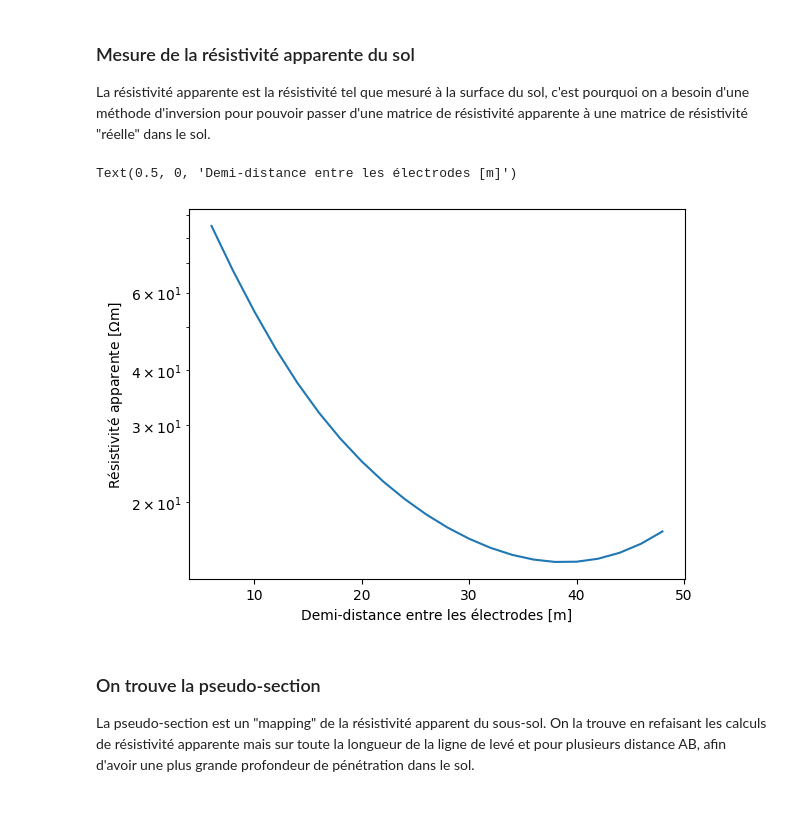
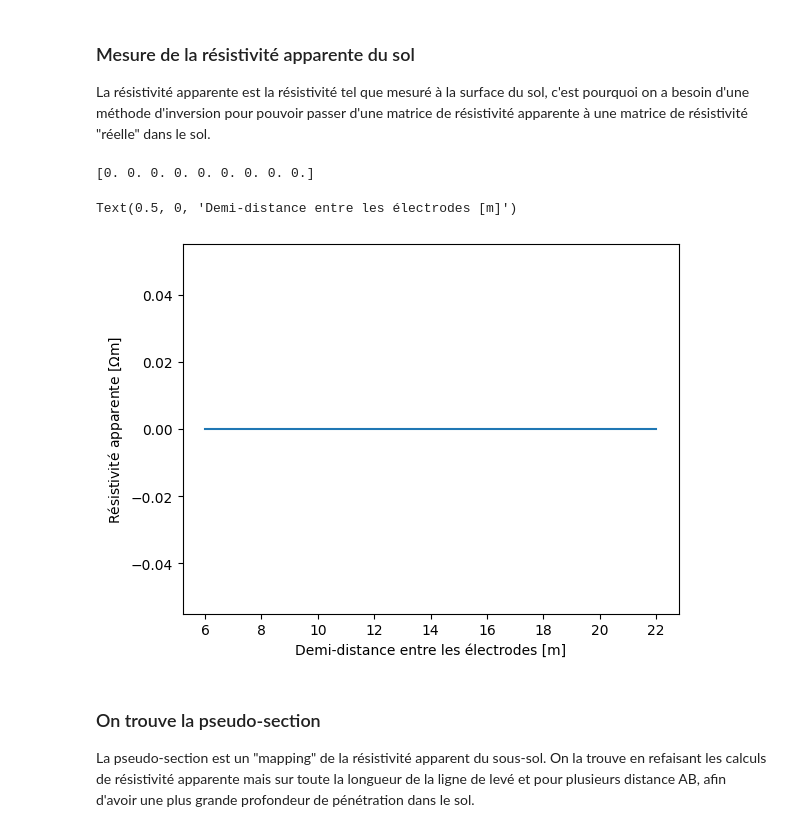
Before and after one commit to AlexandreChevrette/ProjetFinal_PhysiqueNumerique, a Jupyter notebook: Projet_physnum.ipynb, the cells around one changed output. Saved outputs shown, nothing was run; the diff lists cells and outputs as text; code cells hidden in the pictures.

```diff
--- a/Projet_physnum.ipynb
+++ b/Projet_physnum.ipynb
@@ -72,11 +73,12 @@ import numba
 
 @numba.njit(fastmath=True, parallel=True)
 def compute_pot(V, V_k, Sigma, I): # Fonction pour calculer le potentiel en tout point
-    l = V.shape[0] # longueur de ligne et de colonne pour itérer
+    l_y = V.shape[0] # longueur de ligne et de colonne pour itérer
+    l_x = V.shape[1]
     h2 = 1.0  # h^2
 
-    for j in numba.prange(1, l-1):
-        for i in range(1, l-1):
+    for j in numba.prange(1, l_y-1):
+        for i in range(1, l_x-1):
 
             s = Sigma[j, i] # Point centrale d'analyse
 
@@ -114,22 +116,22 @@ def compute_error(V, V_k):
 
 # Condition aux frontières
 @numba.njit(fastmath=True)
-def apply_bc(V, DIM):
+def apply_bc(V):
     # conditions limites
-    V[0, :] = V[1, :]#V[0, :] = 0
-    V[-1, :] = 0#V[-1, :] = V[-2, :]
+    V[0, :] = 0#V[1, :]#V[0, :] = 0
+    V[-1, :] = V[-2, :]#0#V[-1, :] = V[-2, :]
     V[:, 0] = V[:, 1]
-    V[:, DIM-1] = V[:, DIM-2]
+    V[:, -1] = V[:, -2]
 
 # Itération du calcul de potentiel
 @numba.njit(fastmath=True)
-def find_pot(V, Sigma, I, DIM, tol=1e-5, niter=1000000):
+def find_pot(V, Sigma, I, tol=1e-5, niter=1000000):
 
     for _ in range(niter):
 
         V_k = V.copy()
 
-        apply_bc(V, DIM)
+        apply_bc(V)
 
         compute_pot(V, V_k, Sigma, I)
 
@@ -140,7 +142,7 @@ def find_pot(V, Sigma, I, DIM, tol=1e-5, niter=1000000):
 
     return V
 
-Voltage = find_pot(pot_init, sigma_init, courant_init, DIM=dim)
+Voltage = find_pot(pot_init, sigma_init, courant_init)
 
 # print(f"Nombre d'itérations: {it}")
 # print(f"Erreur: {error}")
@@ -176,17 +178,17 @@ def coord_schlumb(A_i, B_i, max_dist):
 
     return list(zip(A_list, B_list))
 
-c = coord_schlumb(A, B, 45)
+c = coord_schlumb(A, B, 20)
 
 # Calcul la résistivité apparente et la distance AB/2 pour un couple AB
-def compute_one_ab(a, b, dimension, cond, I, M, N):
+def compute_one_ab(a, b, dimension_x, dimension_y, cond, I, M, N):
     # Injection courant
-    I0 = np.zeros((dimension, dimension))
-    I0[98, a] = I
-    I0[98, b] = -I
+    I0 = np.zeros((dimension_y, dimension_x))
+    I0[dim_y-1, a] = I
+    I0[dim_y-1, b] = -I
 
     # Solveur
-    V = find_pot(np.zeros((dimension, dimension)), cond, I0, DIM=dimension)
+    V = find_pot(np.zeros((dimension_y, dimension_x)), cond, I0)
 
     # Différence de potentiel
     dV = V[M[0], M[1]] - V[N[0], N[1]]
@@ -208,10 +210,10 @@ def compute_one_ab(a, b, dimension, cond, I, M, N):
     return rho, AB_2
 
 # Calcul la résistivité apparente pour toute les coordonnées
-def app_res_parallel(coord_ab, dimension, cond, I, M, N, n_jobs=-1):
+def app_res_parallel(coord_ab, dimension_x, dimension_y, cond, I, M, N, n_jobs=-1):
 
     results = Parallel(n_jobs=n_jobs)(
-        delayed(compute_one_ab)(a, b, dimension, cond, I, M, N)
+        delayed(compute_one_ab)(a, b, dimension_x, dimension_y, cond, I, M, N)
         for (a, b) in coord_ab
     )
 
@@ -220,17 +222,20 @@ def app_res_parallel(coord_ab, dimension, cond, I, M, N, n_jobs=-1):
     return np.array(rho_app), np.array(AB_2)
 # %%
 # On collecte la résistivité apparente et les mesures de AB/2 au centre de notre ligne de levé
-rho_a, ab2 = app_res_parallel(c, dim, sigma_init, I, M, N)
+rho_a, ab2 = app_res_parallel(c, dim_x, dim_y, sigma_init, I, M, N)
 # %%
+print(rho_a)
+
 plt.figure()
 # plt.contourf(xx, yy, V_[0], levels=200)
 plt.plot(ab2, rho_a)
-plt.yscale('log')
+# plt.yscale('log')
 plt.ylabel(r"Résistivité apparente [$\Omega$m]")
 plt.xlabel("Demi-distance entre les électrodes [m]")
 # %% [output]
-Text(0.5, 0, 'Demi-distance entre les électrodes [m]')
+[0. 0. 0. 0. 0. 0. 0. 0. 0.]
+Text(0.5, 0, 'Demi-distance entre les électrodes [m]')
-[figure, old version]
+[figure, new version]
 # %% [markdown]
 ### On trouve la pseudo-section
 
```
Also changed, not shown: parts of 6 cells of this notebook.
